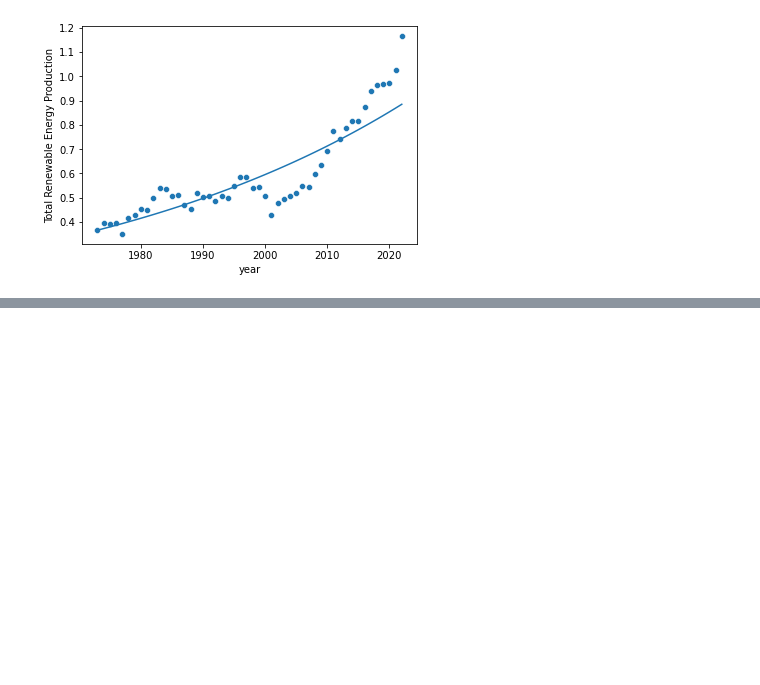
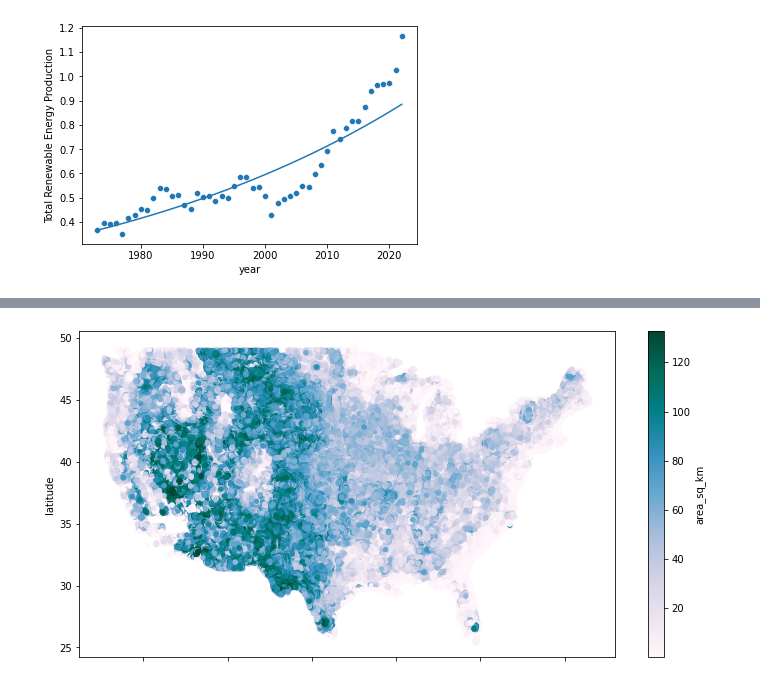
Before and after one commit to akkij26/info_2950, a Jupyter notebook: Phase_2_final.ipynb, the cells around one changed output, grey strips where cells are left out. Drawn from its saved outputs; the diff is of its cells as text; code cells hidden in the pictures; blank space fills up the shorter version.

```diff
--- a/Phase_2_final.ipynb
+++ b/Phase_2_final.ipynb
@@ -284,0 +320,5 @@ plt.show()
+# %%
+ref_df.plot(x="longitude", y="latitude", kind="scatter", c="area_sq_km", colormap="PuBuGn", figsize = (12,6))
+plt.show()
+# %% [output]
+[figure, added]
```
Also changed, not shown: parts of 19 cells of this notebook.
